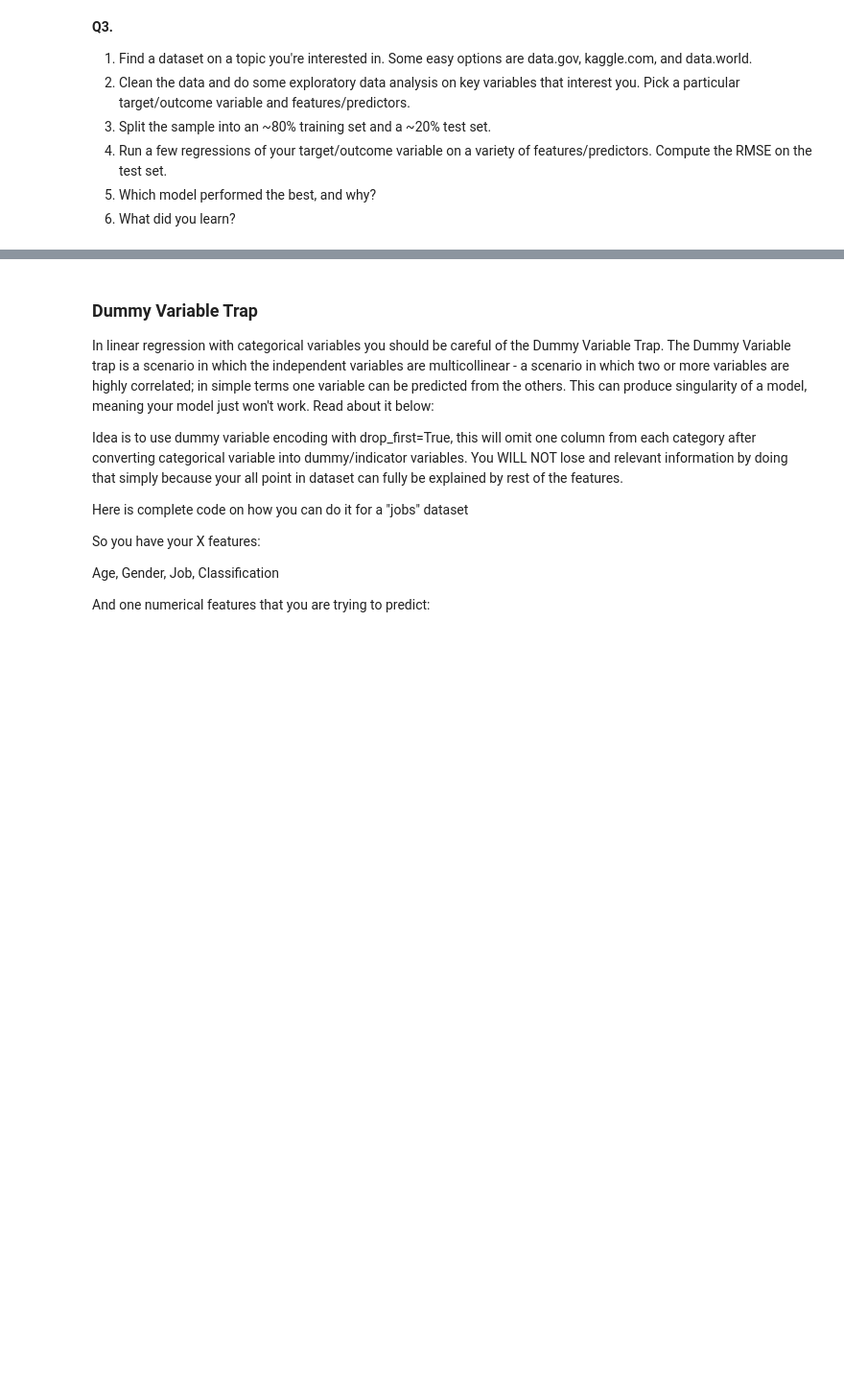
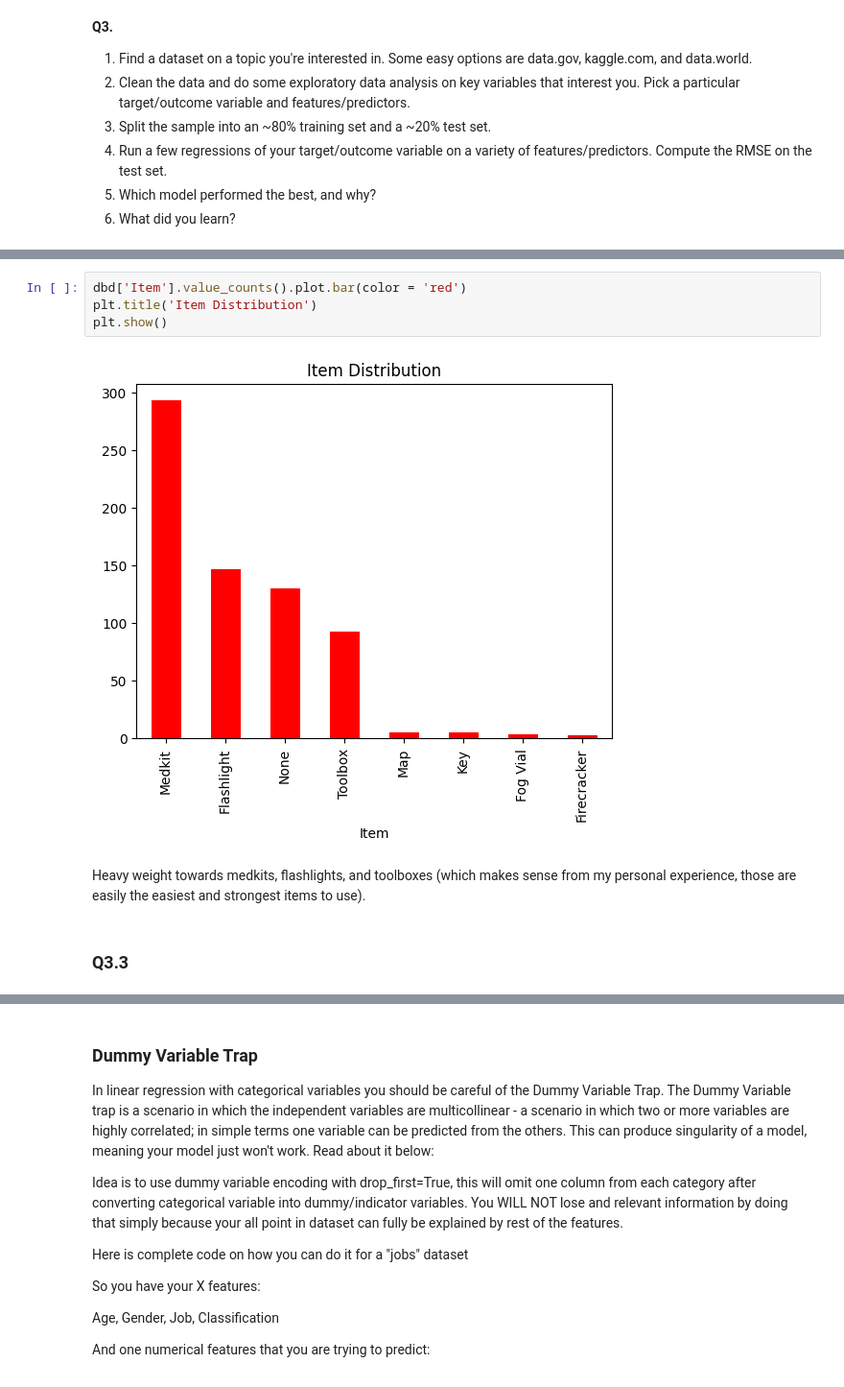
Before and after one commit to nhorton06/week_8, a Jupyter notebook: assignment.ipynb, the cells around one changed output, grey strips where cells are left out. Shown at 96% size. Saved outputs shown, nothing was run; the diff lists cells and outputs as text; blank space fills up the shorter version.

```diff
--- a/assignment.ipynb
+++ b/assignment.ipynb
@@ -504,0 +552,10 @@ Weaknesses include RMSE of 0.185, which isn't super great, but it's not bad eith
+# %%
+dbd['Item'].value_counts().plot.bar(color = 'red')
+plt.title('Item Distribution')
+plt.show()
+# %% [output]
+[figure, added]
+# %% [markdown]
+Heavy weight towards medkits, flashlights, and toolboxes (which makes sense from my personal experience, those are easily the easiest and strongest items to use).
+# %% [markdown]
+### Q3.3
```
Also changed, not shown: parts of 24 cells of this notebook, 1 other file.
